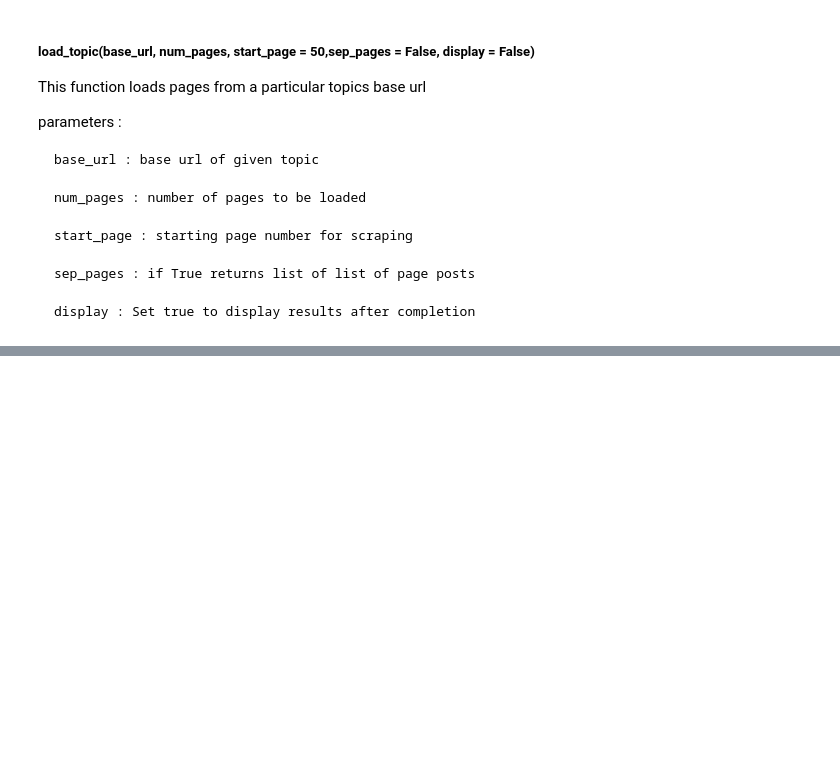
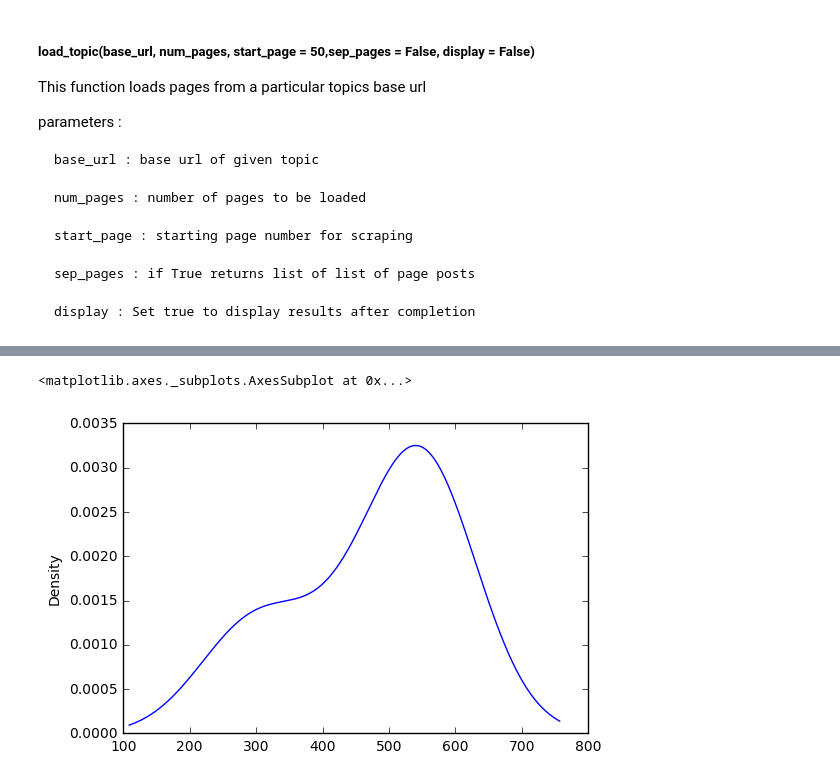
Before and after one commit to newgenrick/trend-and-sentiment-analysis-project, a Jupyter notebook: post_scrapper final.ipynb, the cells around one changed output, grey strips where cells are left out. Cells and saved outputs as stored; diff of their text form; code cells hidden in the pictures; blank space fills up the shorter version.

```diff
--- a/post_scrapper final.ipynb
+++ b/post_scrapper final.ipynb
@@ -213,0 +238,5 @@ data.sort_values('Date').head(10)
+# %%
+monthly_hits.plot.density()
+# %% [output]
+<matplotlib.axes._subplots.AxesSubplot at 0x...>
+[figure, added]
```
Also changed, not shown: parts of 16 cells of this notebook, 2 other files.
